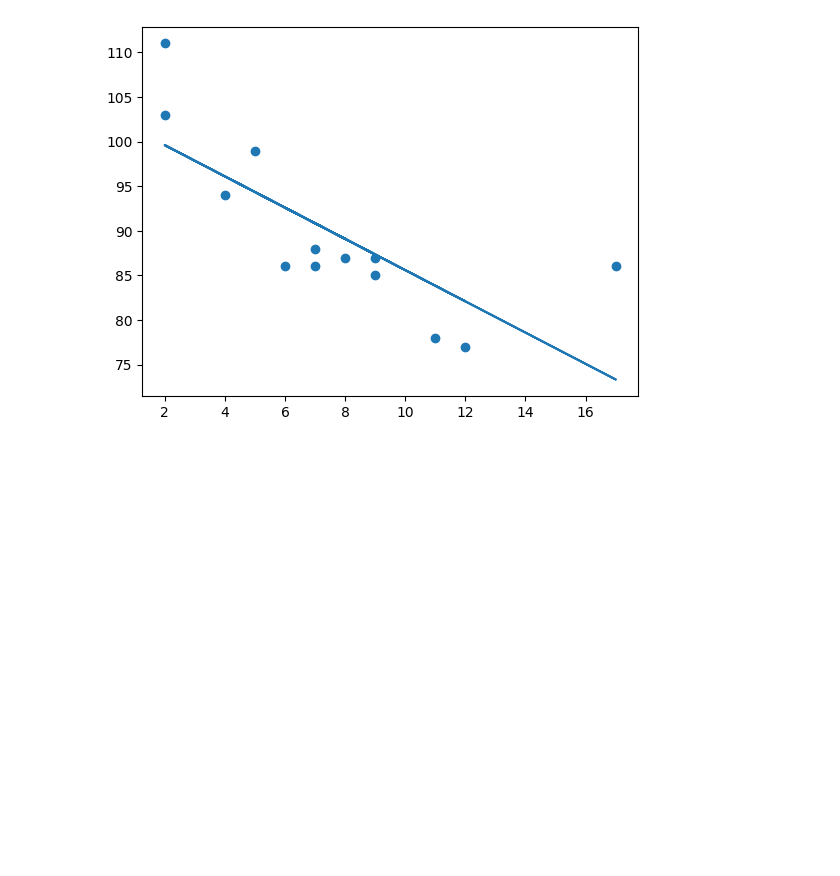
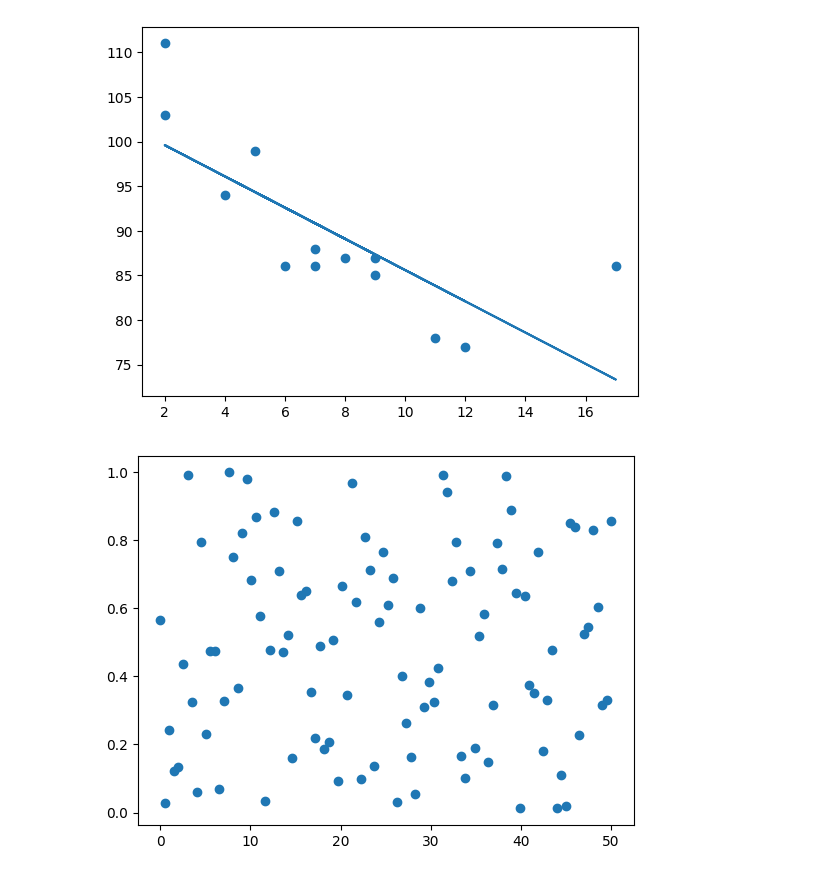
Before and after one commit to Lunivmaharjans/Python, a Jupyter notebook: day10.ipynb, the cells around one changed output. Saved outputs shown, nothing was run; the diff lists cells and outputs as text; code cells hidden in the pictures; blank space fills up the shorter version.

```diff
--- a/day10.ipynb
+++ b/day10.ipynb
@@ -179,3 +179,12 @@ plt.plot(x, mymodel)
 plt.show()
 # %% [output]
 [figure]
+# %%
+x1 = np.linspace(0,50,100)
+y1 = np.random.rand(100)
+
+fig,ax = plt.subplots()
+ax.scatter(x1,y1)
+plt.show()
+# %% [output]
+[figure, added]
```
Also changed, not shown: parts of 7 cells of this notebook, 3 other files.
